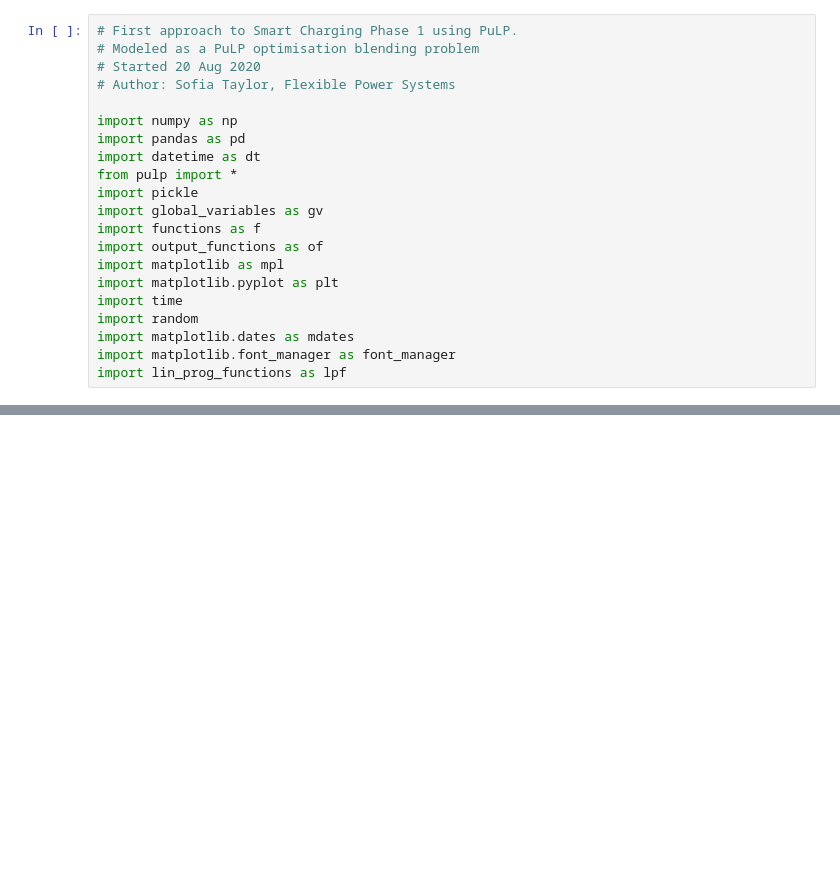
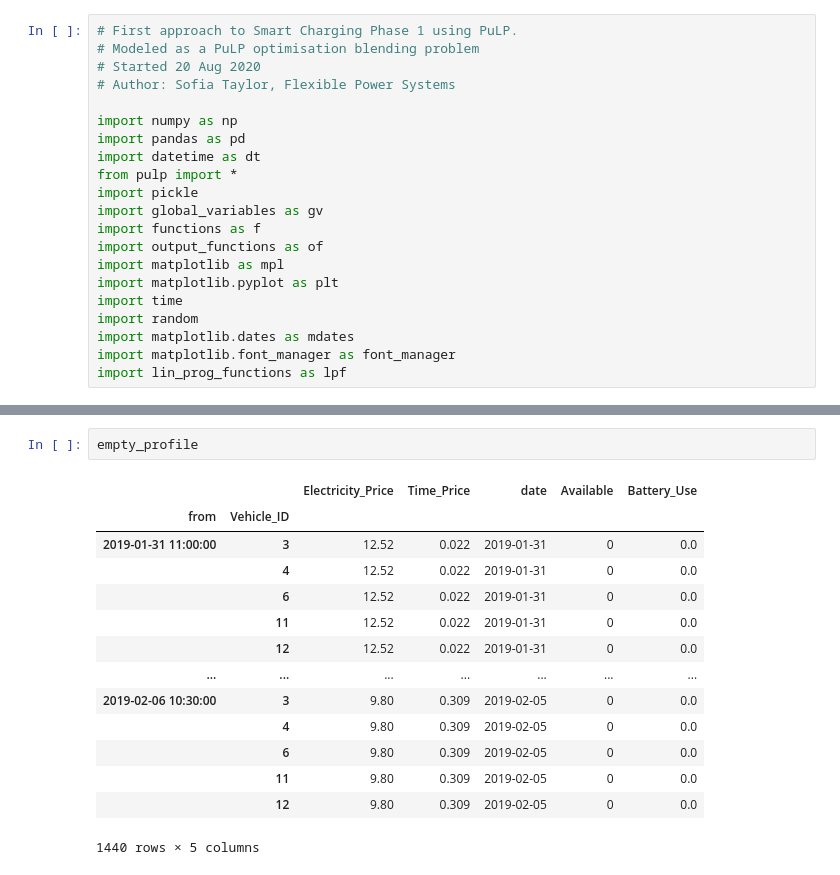
Before and after one commit to SGKFPS/smart_charger, a Jupyter notebook: PuLP-P1.ipynb, the cells around one changed output, grey strips where cells are left out. Cells and saved outputs as stored; diff of their text form; blank space fills up the shorter version.

```diff
--- a/PuLP-P1.ipynb
+++ b/PuLP-P1.ipynb
@@ -92,0 +36,17 @@ Cost: 494409.2759108
+# %%
+empty_profile
+# %% [output]
+|  |  | Electricity_Price | Time_Price | date | Available | Battery_Use |
+| from | Vehicle_ID |  |  |  |  |  |
+| 2019-01-31 11:00:00 | 3 | 12.52 | 0.022 | 2019-01-31 | 0 | 0.0 |
+|  | 4 | 12.52 | 0.022 | 2019-01-31 | 0 | 0.0 |
+|  | 6 | 12.52 | 0.022 | 2019-01-31 | 0 | 0.0 |
+|  | 11 | 12.52 | 0.022 | 2019-01-31 | 0 | 0.0 |
+|  | 12 | 12.52 | 0.022 | 2019-01-31 | 0 | 0.0 |
+| ... | ... | ... | ... | ... | ... | ... |
+| 2019-02-06 10:30:00 | 3 | 9.80 | 0.309 | 2019-02-05 | 0 | 0.0 |
+|  | 4 | 9.80 | 0.309 | 2019-02-05 | 0 | 0.0 |
+|  | 6 | 9.80 | 0.309 | 2019-02-05 | 0 | 0.0 |
+|  | 11 | 9.80 | 0.309 | 2019-02-05 | 0 | 0.0 |
+|  | 12 | 9.80 | 0.309 | 2019-02-05 | 0 | 0.0 |
+1440 rows × 5 columns
```
Also changed, not shown: parts of 7 cells of this notebook, 9 other files.
